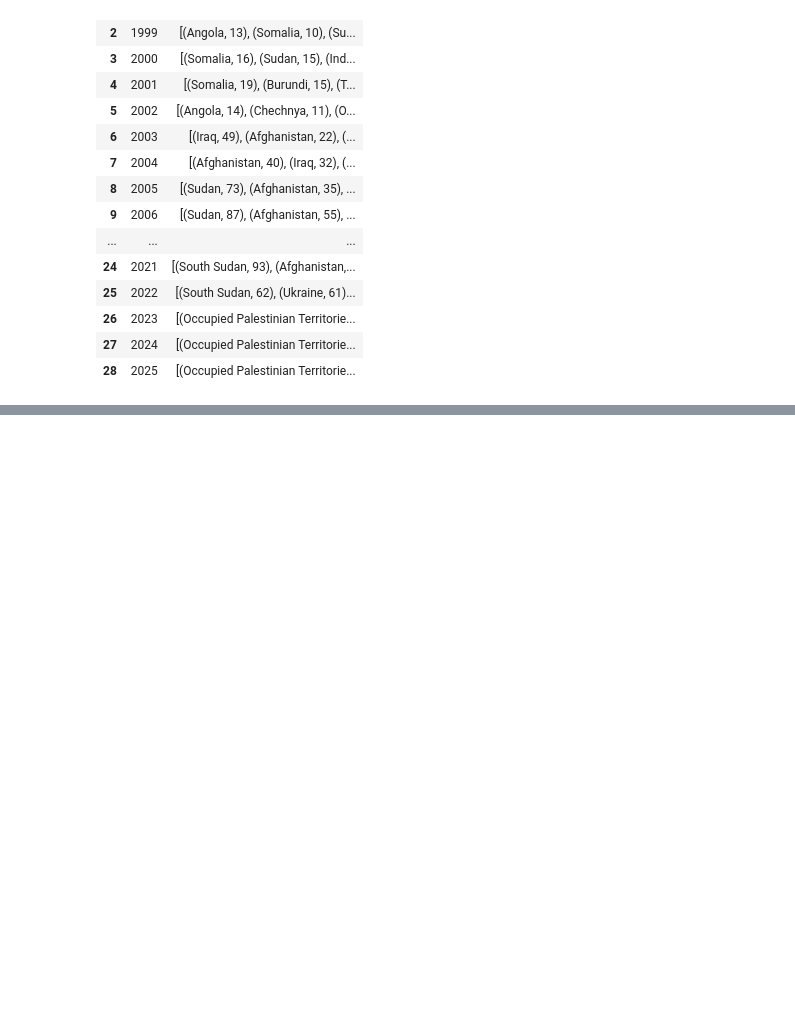
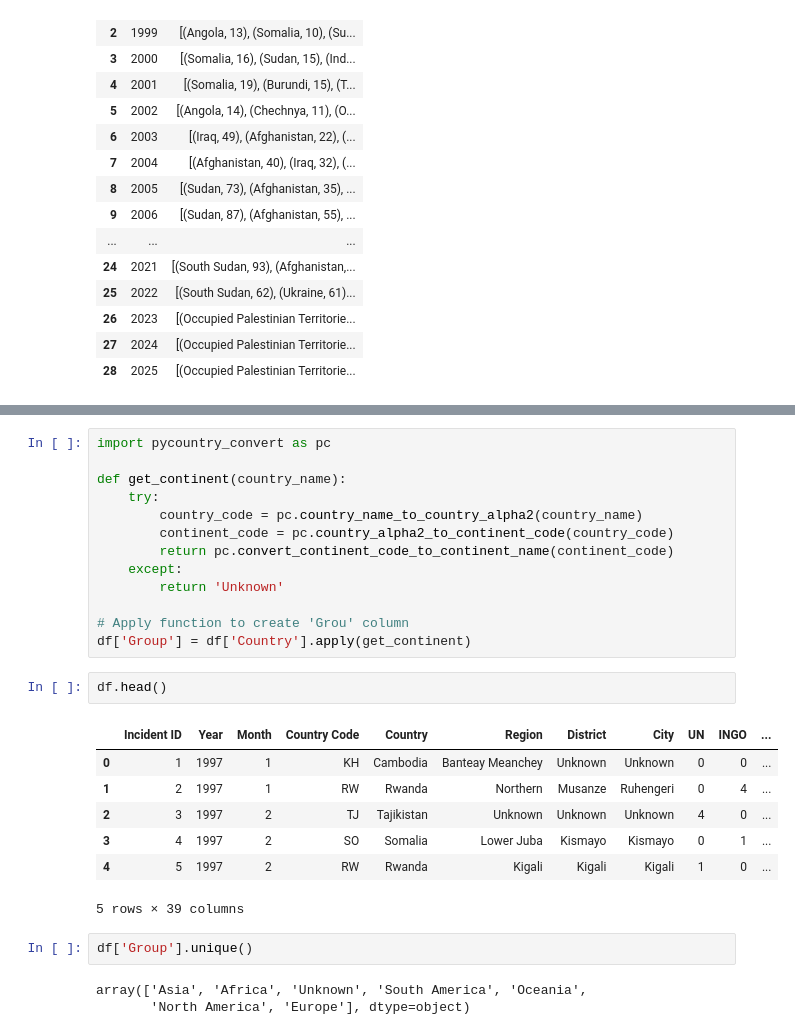
Before and after one commit to NandiniKodali988/Scholarship, a Jupyter notebook: code/eda.ipynb, the cells around one changed output, grey strips where cells are left out. Drawn from its saved outputs; the diff is of its cells as text; blank space fills up the shorter version.

Commit message:
map countries into groups

```diff
--- a/code/eda.ipynb
+++ b/code/eda.ipynb
@@ -55,0 +79,28 @@ top3_list
+# %%
+import pycountry_convert as pc
+
+def get_continent(country_name):
+    try:
+        country_code = pc.country_name_to_country_alpha2(country_name)
+        continent_code = pc.country_alpha2_to_continent_code(country_code)
+        return pc.convert_continent_code_to_continent_name(continent_code)
+    except:
+        return 'Unknown'
+
+# Apply function to create 'Grou' column
+df['Group'] = df['Country'].apply(get_continent)
+# %%
+df.head()
+# %% [output]
+|  | Incident ID | Year | Month | Country Code | Country | Region | District | City | UN | INGO | ... |
+| 0 | 1 | 1997 | 1 | KH | Cambodia | Banteay Meanchey | Unknown | Unknown | 0 | 0 | ... |
+| 1 | 2 | 1997 | 1 | RW | Rwanda | Northern | Musanze | Ruhengeri | 0 | 4 | ... |
+| 2 | 3 | 1997 | 2 | TJ | Tajikistan | Unknown | Unknown | Unknown | 4 | 0 | ... |
+| 3 | 4 | 1997 | 2 | SO | Somalia | Lower Juba | Kismayo | Kismayo | 0 | 1 | ... |
+| 4 | 5 | 1997 | 2 | RW | Rwanda | Kigali | Kigali | Kigali | 1 | 0 | ... |
+5 rows × 39 columns
+# %%
+df['Group'].unique()
+# %% [output]
+array(['Asia', 'Africa', 'Unknown', 'South America', 'Oceania',
+       'North America', 'Europe'], dtype=object)
```
Also changed, not shown: parts of 8 cells of this notebook, 1 other file.
